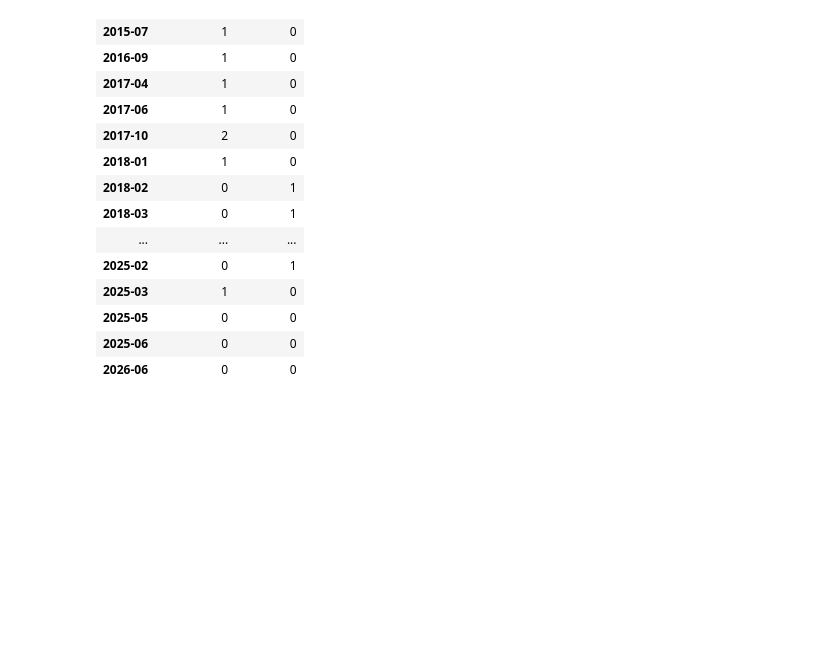
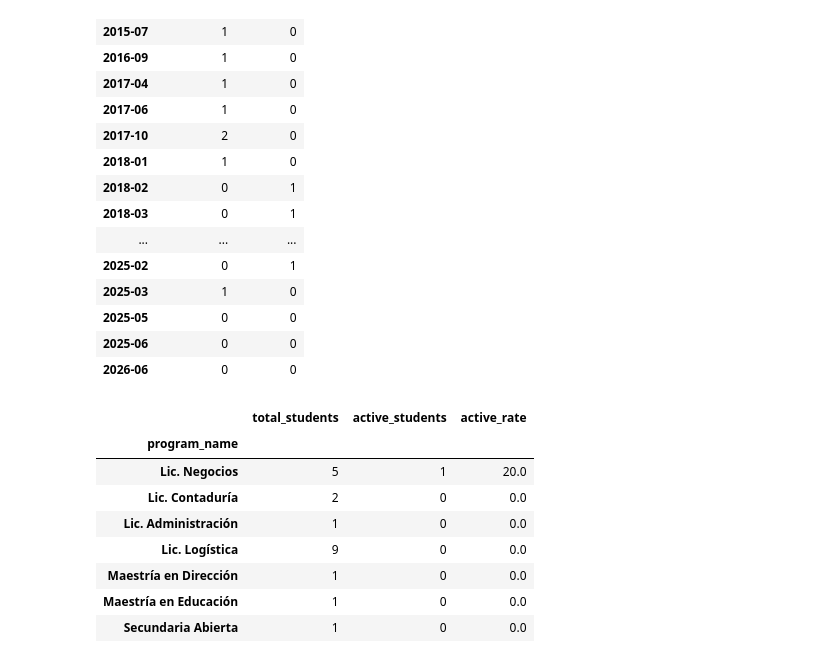
Before and after one commit to JavissNeg/ag-challenge, a Jupyter notebook: data-analysis/analysis.ipynb, the cells around one changed output. Drawn from its saved outputs; the diff is of its cells as text; code cells hidden in the pictures; blank space fills up the shorter version.

Commit message:
feat(data-analysis): analyze active student rate by program

```diff
--- a/data-analysis/analysis.ipynb
+++ b/data-analysis/analysis.ipynb
@@ -256,0 +261,27 @@ monthly_trend
+# %%
+program_activity = (
+    main_df
+    .groupby("program_name")
+    .agg(
+        total_students=("student_id", "count"),
+        active_students=("status_code", lambda x: (x == "ACTIVE").sum())
+    )
+)
+
+program_activity["active_rate"] = (
+    program_activity["active_students"]
+    / program_activity["total_students"]
+    * 100
+).round(2)
+
+program_activity.sort_values("active_rate", ascending=False)
+# %% [output]
+|  | total_students | active_students | active_rate |
+| program_name |  |  |  |
+| Lic. Negocios | 5 | 1 | 20.0 |
+| Lic. Contaduría | 2 | 0 | 0.0 |
+| Lic. Administración | 1 | 0 | 0.0 |
+| Lic. Logística | 9 | 0 | 0.0 |
+| Maestría en Dirección | 1 | 0 | 0.0 |
+| Maestría en Educación | 1 | 0 | 0.0 |
+| Secundaria Abierta | 1 | 0 | 0.0 |
```
Also changed, not shown: parts of 1 cell of this notebook.
